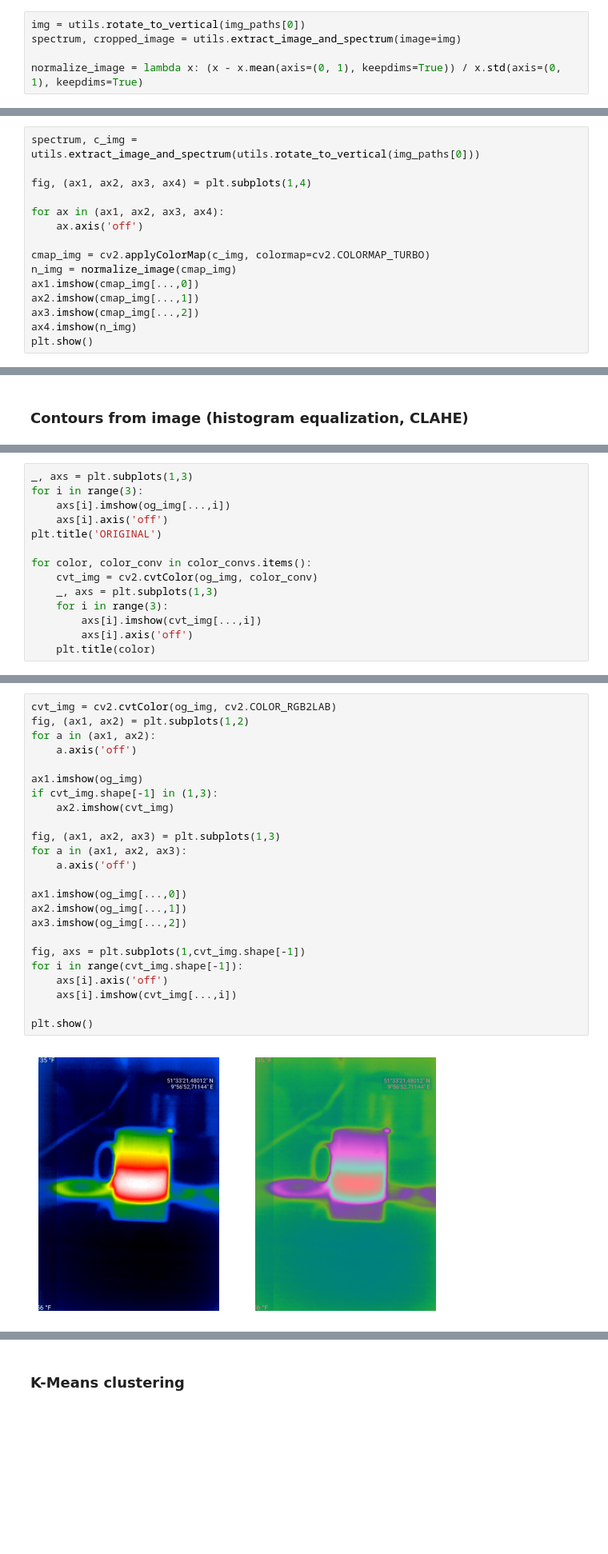
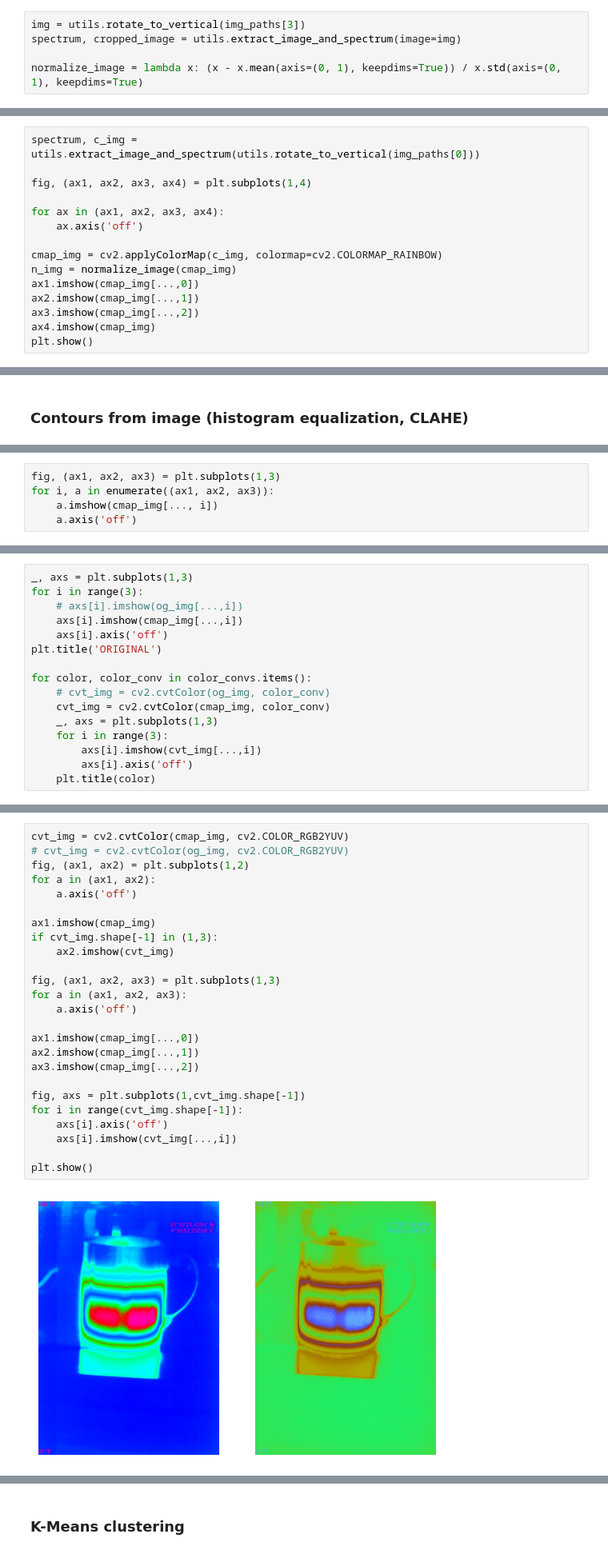
Before and after one commit to ayangupta9/data-fusion-thermal-camera, a Jupyter notebook: notebooks/init.ipynb, the cells around one changed output, grey strips where cells are left out. Shown at 80% size. Saved outputs shown, nothing was run; the diff lists cells and outputs as text; blank space fills up the shorter version.

```diff
--- a/notebooks/init.ipynb
+++ b/notebooks/init.ipynb
@@ -42,5 +44,5 @@ img_paths = sorted(glob.glob(config['dataset']['images']+'/img_thermal_*'))
 # %%
-img = utils.rotate_to_vertical(img_paths[0])
+img = utils.rotate_to_vertical(img_paths[3])
 spectrum, cropped_image = utils.extract_image_and_spectrum(image=img)
 
 normalize_image = lambda x: (x - x.mean(axis=(0, 1), keepdims=True)) / x.std(axis=(0, 1), keepdims=True)
@@ -99,11 +101,11 @@ fig, (ax1, ax2, ax3, ax4) = plt.subplots(1,4)
 for ax in (ax1, ax2, ax3, ax4):
     ax.axis('off')
 
-cmap_img = cv2.applyColorMap(c_img, colormap=cv2.COLORMAP_TURBO)
+cmap_img = cv2.applyColorMap(c_img, colormap=cv2.COLORMAP_RAINBOW)
 n_img = normalize_image(cmap_img)
 ax1.imshow(cmap_img[...,0])
 ax2.imshow(cmap_img[...,1])
 ax3.imshow(cmap_img[...,2])
-ax4.imshow(n_img)
+ax4.imshow(cmap_img)
 plt.show()
 # %% [output]
@@ -155,0 +162,5 @@ contour_areas, new_contours, c_img, og_img, thresholded_image = get_simple_conto
+# %%
+fig, (ax1, ax2, ax3) = plt.subplots(1,3)
+for i, a in enumerate((ax1, ax2, ax3)):
+    a.imshow(cmap_img[..., i])
+    a.axis('off')
@@ -156,12 +169,14 @@ contour_areas, new_contours, c_img, og_img, thresholded_image = get_simple_conto
 # %%
 _, axs = plt.subplots(1,3)
 for i in range(3):
-    axs[i].imshow(og_img[...,i])
+    # axs[i].imshow(og_img[...,i])
+    axs[i].imshow(cmap_img[...,i])
     axs[i].axis('off')
 plt.title('ORIGINAL')
 
 for color, color_conv in color_convs.items():
-    cvt_img = cv2.cvtColor(og_img, color_conv)
+    # cvt_img = cv2.cvtColor(og_img, color_conv)
+    cvt_img = cv2.cvtColor(cmap_img, color_conv)
     _, axs = plt.subplots(1,3)
     for i in range(3):
         axs[i].imshow(cvt_img[...,i])
@@ -177,26 +192,27 @@ for color, color_conv in color_convs.items():
 # %%
-cvt_img = cv2.cvtColor(og_img, cv2.COLOR_RGB2LAB)
+cvt_img = cv2.cvtColor(cmap_img, cv2.COLOR_RGB2YUV)
+# cvt_img = cv2.cvtColor(og_img, cv2.COLOR_RGB2YUV)
 fig, (ax1, ax2) = plt.subplots(1,2)
 for a in (ax1, ax2):
     a.axis('off')
 
-ax1.imshow(og_img)
+ax1.imshow(cmap_img)
 if cvt_img.shape[-1] in (1,3):
     ax2.imshow(cvt_img)
 
 fig, (ax1, ax2, ax3) = plt.subplots(1,3)
 for a in (ax1, ax2, ax3):
     a.axis('off')
 
-ax1.imshow(og_img[...,0])
-ax2.imshow(og_img[...,1])
-ax3.imshow(og_img[...,2])
+ax1.imshow(cmap_img[...,0])
+ax2.imshow(cmap_img[...,1])
+ax3.imshow(cmap_img[...,2])
 
 fig, axs = plt.subplots(1,cvt_img.shape[-1])
 for i in range(cvt_img.shape[-1]):
     axs[i].axis('off')
     axs[i].imshow(cvt_img[...,i])
 
 plt.show()
 # %% [output]
-[figure, old version]
+[figure, new version]
```
Also changed, not shown: parts of 19 cells of this notebook, 2 other files.
